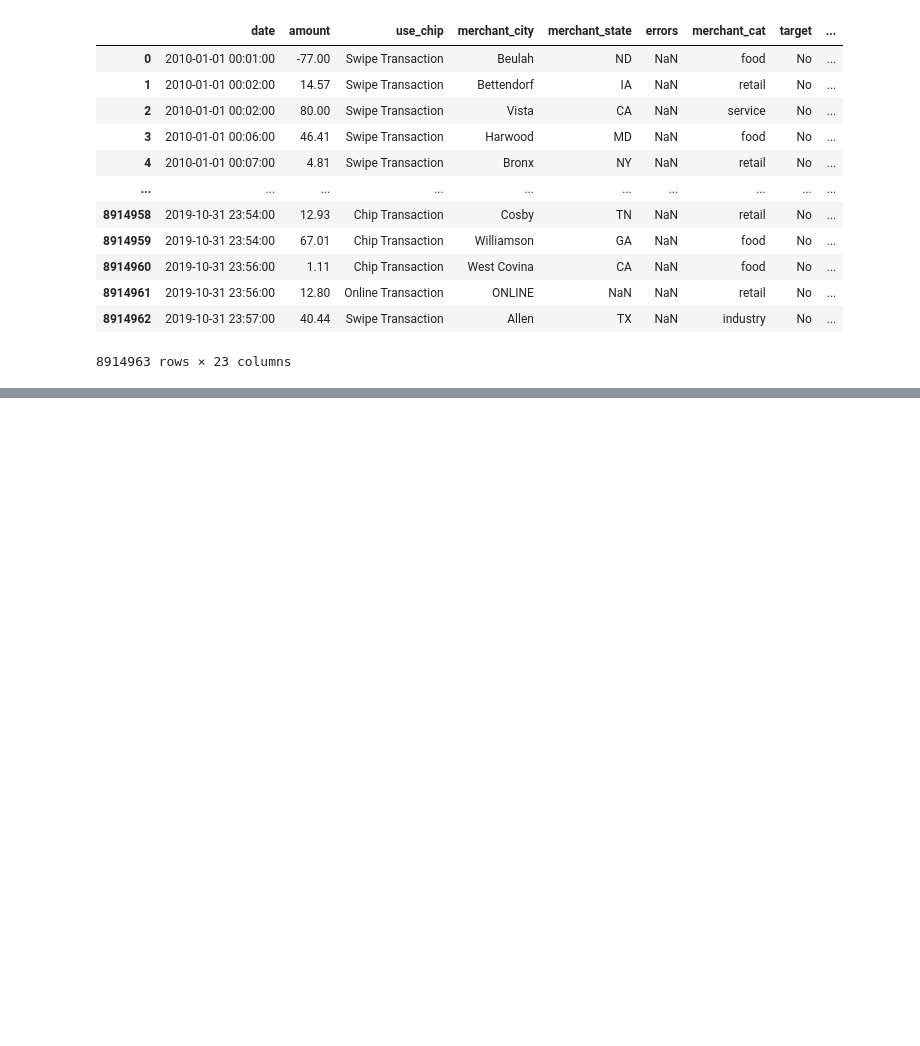
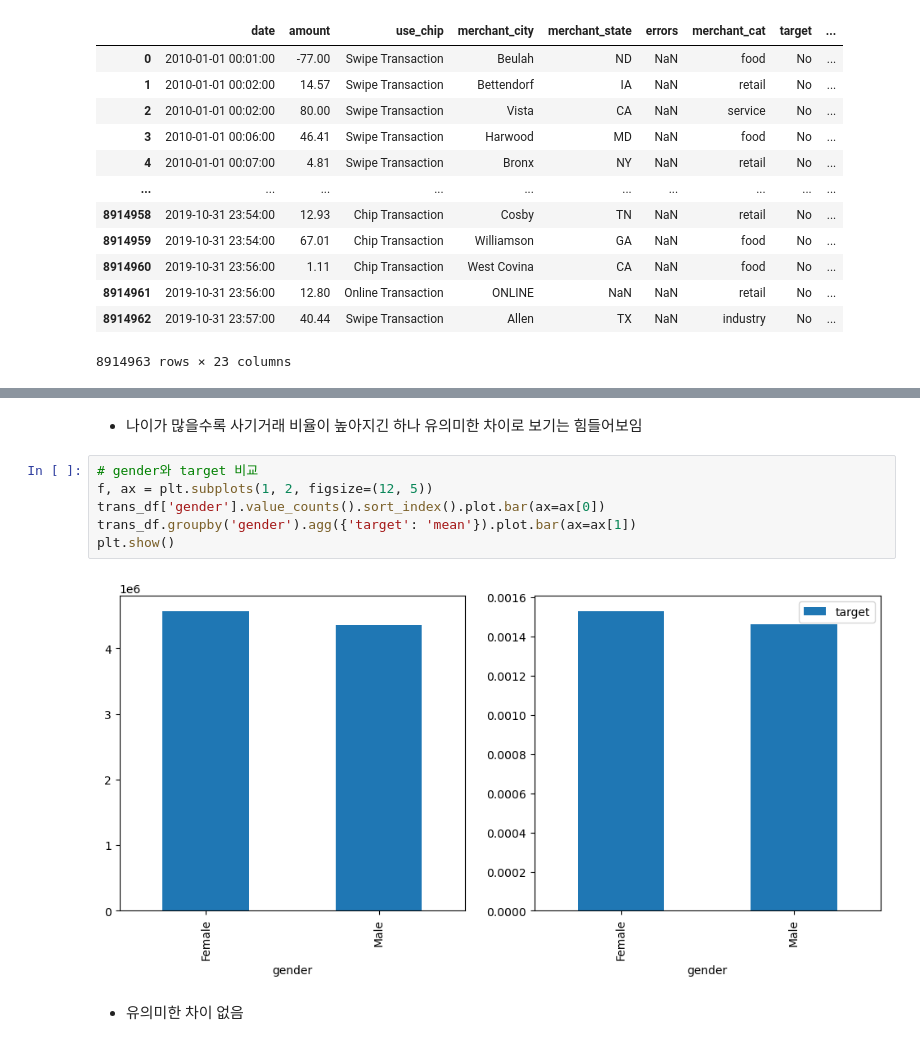
Before and after one commit to CYJ1226/-DS5-DATAThon, a Jupyter notebook: FraudDetection.ipynb, the cells around one changed output, grey strips where cells are left out. Drawn from its saved outputs; the diff is of its cells as text; blank space fills up the shorter version.

```diff
--- a/FraudDetection.ipynb
+++ b/FraudDetection.ipynb
@@ -302,0 +395,12 @@ trans_df
+# %% [markdown]
+- 나이가 많을수록 사기거래 비율이 높아지긴 하나 유의미한 차이로 보기는 힘들어보임
+# %%
+# gender와 target 비교
+f, ax = plt.subplots(1, 2, figsize=(12, 5))
+trans_df['gender'].value_counts().sort_index().plot.bar(ax=ax[0])
+trans_df.groupby('gender').agg({'target': 'mean'}).plot.bar(ax=ax[1])
+plt.show()
+# %% [output]
+[figure, added]
+# %% [markdown]
+- 유의미한 차이 없음
```
Also changed, not shown: parts of 32 cells of this notebook.
